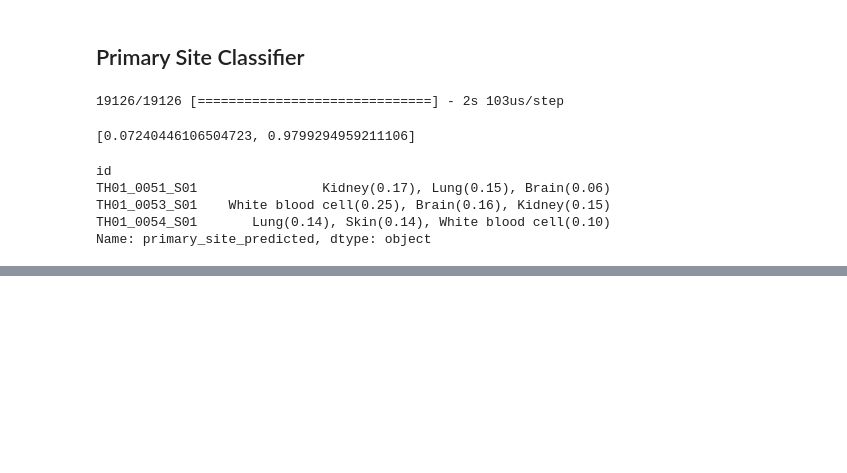
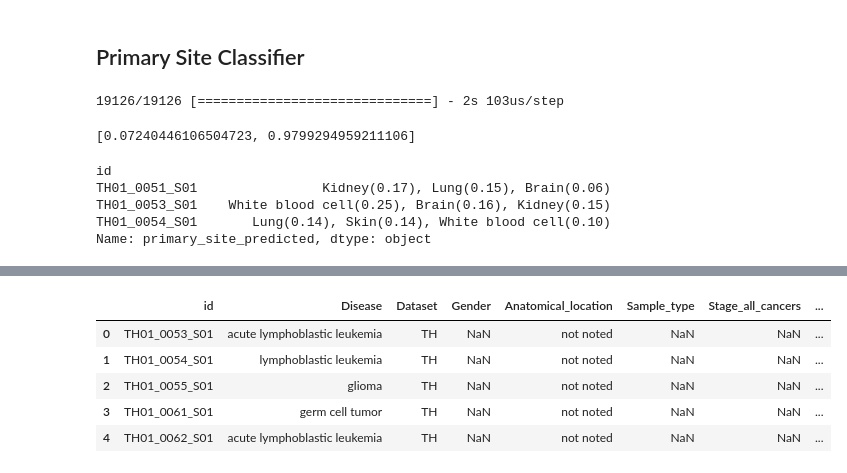
Before and after one commit to rcurrie/tumornormal, a Jupyter notebook: treehouse.ipynb, the cells around one changed output, grey strips where cells are left out. Cells and saved outputs as stored; diff of their text form; code cells hidden in the pictures; blank space fills up the shorter version.

```diff
--- a/treehouse.ipynb
+++ b/treehouse.ipynb
@@ -69,0 +105,9 @@ Y_treehouse.to_csv("models/treehouse_predictions.tsv", sep="\t")
+# %%
+clinical.head()
+# %% [output]
+|  | id | Disease | Dataset | Gender | Anatomical_location | Sample_type | Stage_all_cancers | ... |
+| 0 | TH01_0053_S01 | acute lymphoblastic leukemia | TH | NaN | not noted | NaN | NaN | ... |
+| 1 | TH01_0054_S01 | lymphoblastic leukemia | TH | NaN | not noted | NaN | NaN | ... |
+| 2 | TH01_0055_S01 | glioma | TH | NaN | not noted | NaN | NaN | ... |
+| 3 | TH01_0061_S01 | germ cell tumor | TH | NaN | not noted | NaN | NaN | ... |
+| 4 | TH01_0062_S01 | acute lymphoblastic leukemia | TH | NaN | not noted | NaN | NaN | ... |
```
Also changed, not shown: parts of 5 cells of this notebook, 2 other files.
